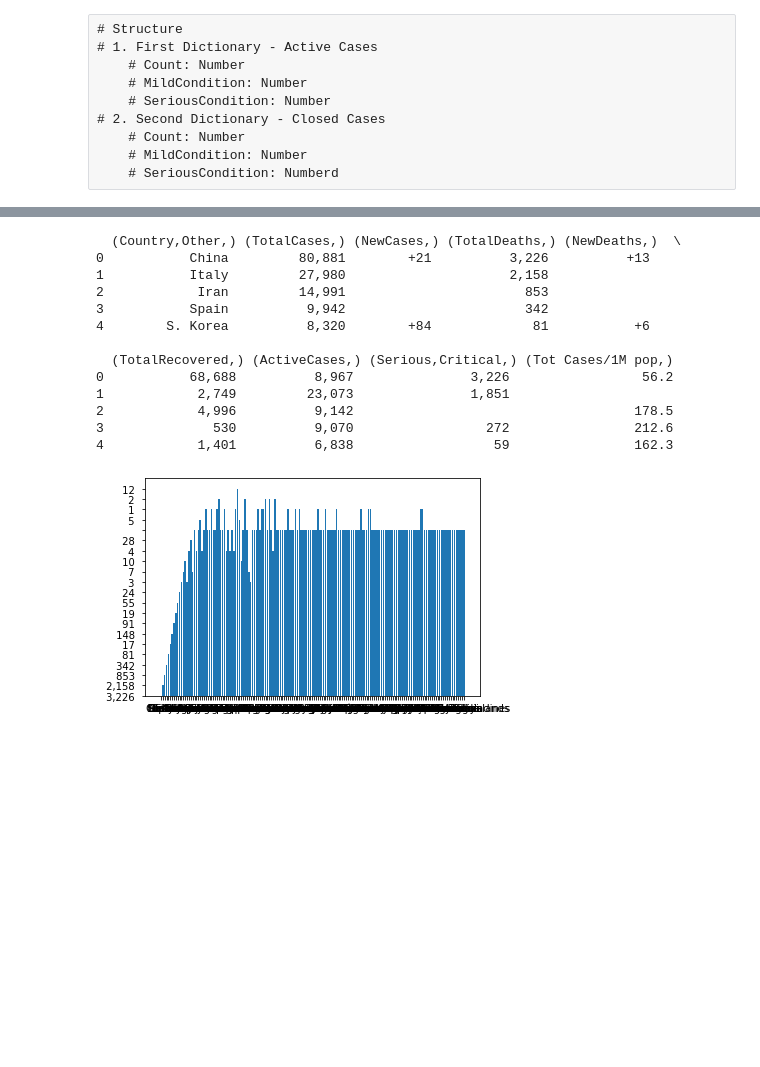
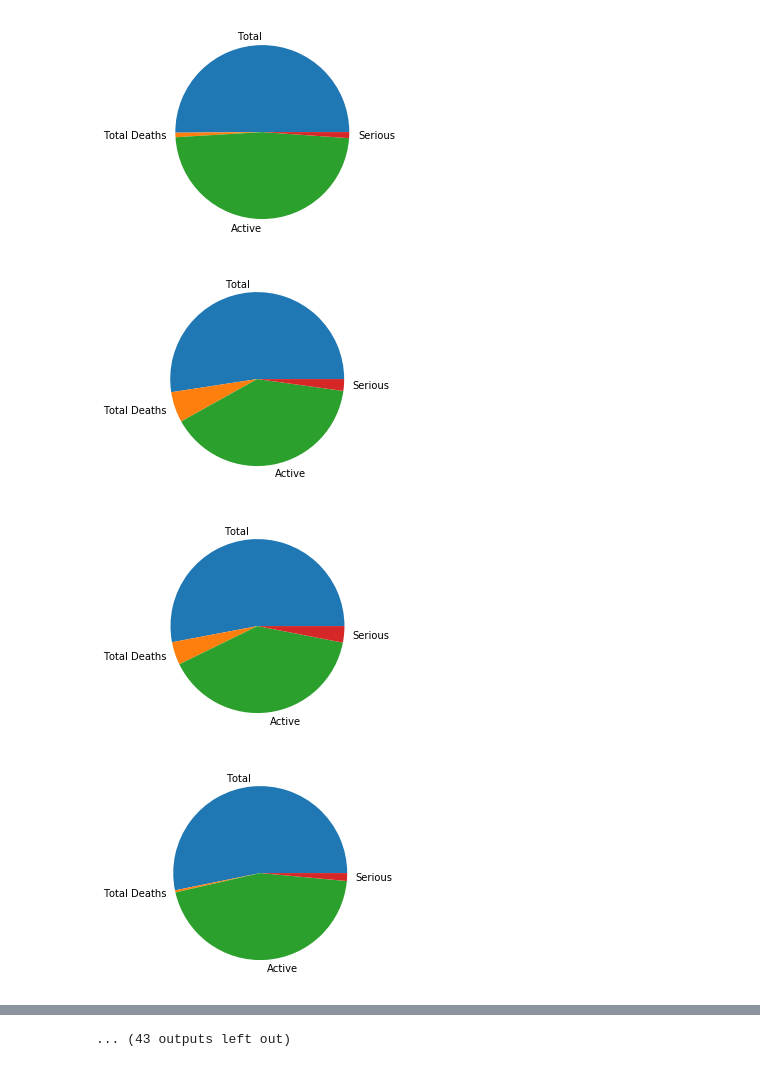
Before and after one commit to Anurag-Chitnis/CoronaLiveTracker, a Jupyter notebook: CoronaLiveTracker/CoronaLiveTracker.ipynb, the cells around one changed output, grey strips where cells are left out. Saved outputs shown, nothing was run; the diff lists cells and outputs as text; code cells hidden in the pictures; blank space fills up the shorter version.

Commit message:
Plots pie charts for diffrent countries

```diff
--- a/CoronaLiveTracker/CoronaLiveTracker.ipynb
+++ b/CoronaLiveTracker/CoronaLiveTracker.ipynb
@@ -1,10 +0,0 @@
-# %% [raw]
-# Structure
-# 1. First Dictionary - Active Cases
-    # Count: Number
-    # MildCondition: Number
-    # SeriousCondition: Number
-# 2. Second Dictionary - Closed Cases
-    # Count: Number
-    # MildCondition: Number
-    # SeriousCondition: Numberd
@@ -52,35 +52,48 @@ class CoronaAnalysis:
         self.closedCases()
         user_time = int(input("Enter time till which you want to monitor virus counts: "))
         for intervals in range(user_time * 2):
             time.sleep(30)
             temporal_store = ""
             temporal_store += "Active Cases: " + str(self._ActiveCases)  + "\n" + "ClosedCases: " + str(self._ClosedCases) + "\n\n"
             print(temporal_store)
             self._file.write(temporal_store)
         self._file.close()
         return True
 
     def dataAnalysis(self):
         feature_names = []
+        country_store = []
         tables = self._soup.findAll('table', {'class', 'table'})
         column_names = tables[0].findAll('th')
         for th in column_names:
             feature_names.append(th.text)
         feature_names = np.array([feature_names])
         table_bodies = tables[0].findAll('tbody')
         rows_data = table_bodies[0].findAll('tr')
-
         collective_rows = []
         for tr in rows_data:
             current_row = []
             for td in tr.findAll('td'):
-                current_row.append(td.text)
+                current_row.append(td.text.replace(",",""))
+            self.plotPieChart(current_row)
             collective_rows.append(current_row)
         collective_rows = np.array(collective_rows)
-        data = pd.DataFrame(collective_rows, columns=feature_names.reshape(-1, 1))
-        plt.bar(data["Country,Other",], data["TotalDeaths",])
-        print(data.head())
+
+    def plotPieChart(self, current_row):
+        lables = ["Total", "Total Deaths", "Active", "Serious"]
+        if not "" in current_row:
+            data = [current_row[1], current_row[3], current_row[6], current_row[7]]
+            plt.pie(data, labels = lables)
+            plt.show()
+
+
+
+
 
 Object = CoronaAnalysis()
 Object.dataAnalysis()
 # %% [output]
+[figure, new version]
+[figure, added]
+[figure, added]
+[figure, added]
@@ -87,14 +108 @@ Object.dataAnalysis()
-  (Country,Other,) (TotalCases,) (NewCases,) (TotalDeaths,) (NewDeaths,)  \
-0           China         80,881        +21          3,226          +13
-1           Italy         27,980                     2,158
-2            Iran         14,991                       853
-3           Spain          9,942                       342
-4        S. Korea          8,320        +84             81           +6
-
-  (TotalRecovered,) (ActiveCases,) (Serious,Critical,) (Tot Cases/1M pop,)
-0           68,688          8,967               3,226                 56.2
-1            2,749         23,073               1,851
-2            4,996          9,142                                    178.5
-3              530          9,070                 272                212.6
-4            1,401          6,838                  59                162.3
+... (43 outputs left out)
-[figure, old version]
```
Also changed, not shown: parts of 2 cells of this notebook.
